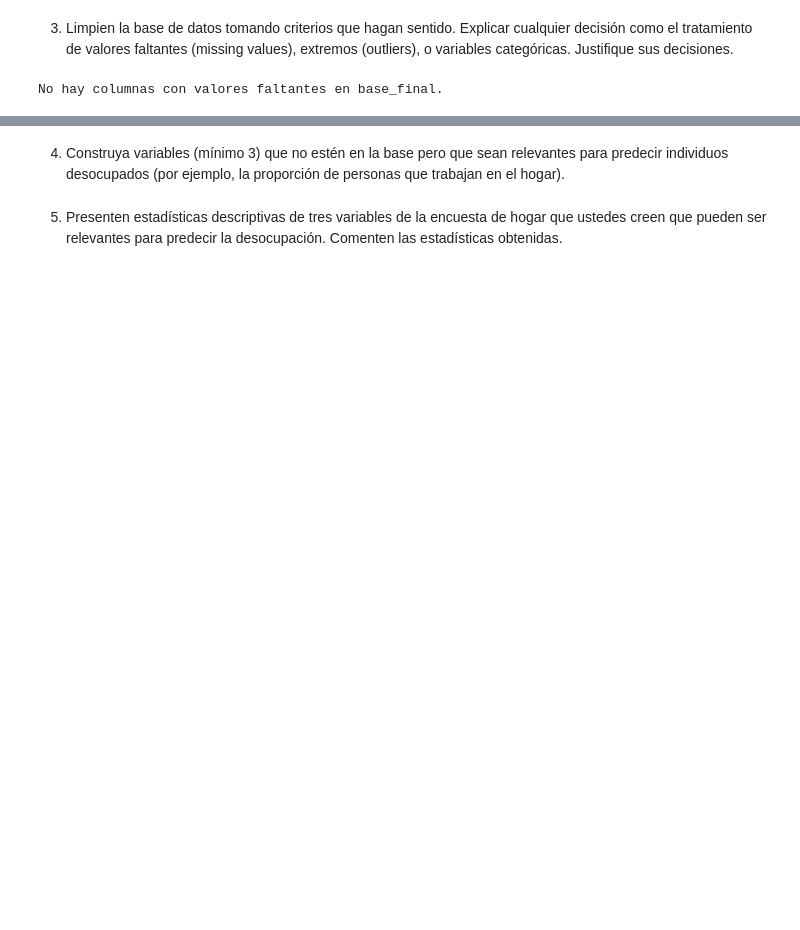
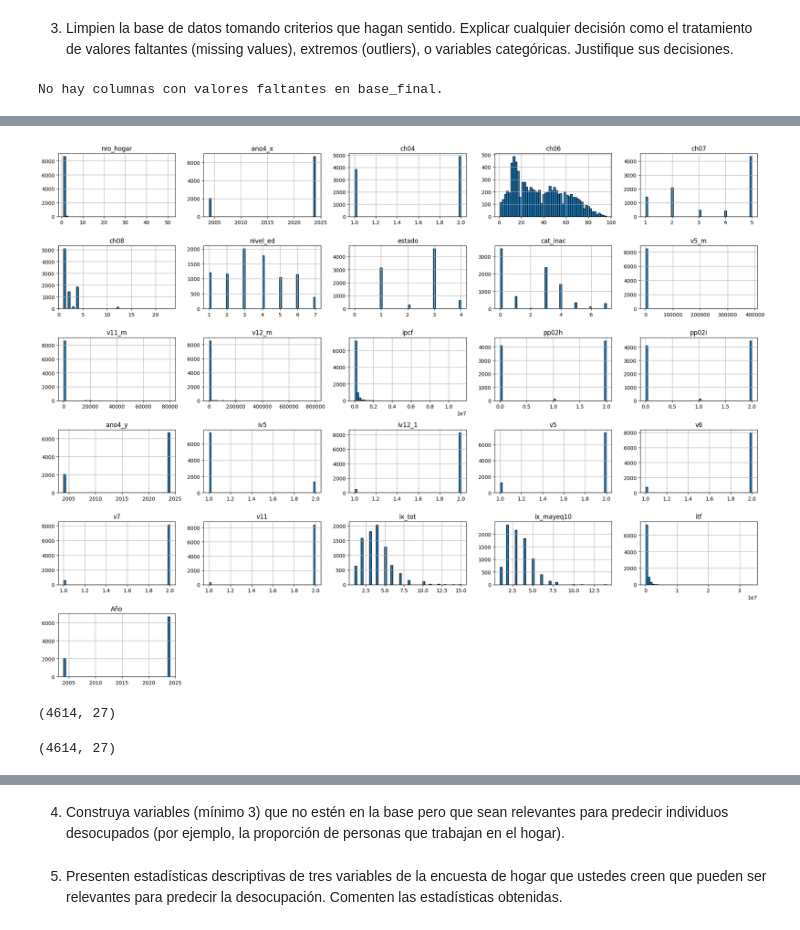
Before and after one commit to roluque/CC408-T2-3, a Jupyter notebook: TP4/TP 4.ipynb, the cells around one changed output, grey strips where cells are left out. Drawn from its saved outputs; the diff is of its cells as text; code cells hidden in the pictures; blank space fills up the shorter version.

```diff
--- a/TP4/TP 4.ipynb
+++ b/TP4/TP 4.ipynb
@@ -337,0 +489,20 @@ base_final.to_excel("base_final.xlsx", index=False)
+# %%
+# Otra herramienta útil para ver la distribución de las variables es el histograma.
+#El histograma nos permite ver si es necesario transformar alguna variable.
+base_final.hist(figsize=(20, 15), bins=50, edgecolor='black')
+plt.tight_layout()
+plt.show()
+# %% [output]
+[figure, added]
+# %%
+# Quiero eliminar las variables que toman 0 en pp02h.
+base_final = base_final[base_final['pp02h'] != 0]
+base_final.shape
+# %% [output]
+(4614, 27)
+# %%
+# Quiero eliminar las variables que toman 0 en pp02i.
+base_final = base_final[base_final['pp02i'] != 0]
+base_final.shape
+# %% [output]
+(4614, 27)
```
Also changed, not shown: parts of 55 cells of this notebook.
